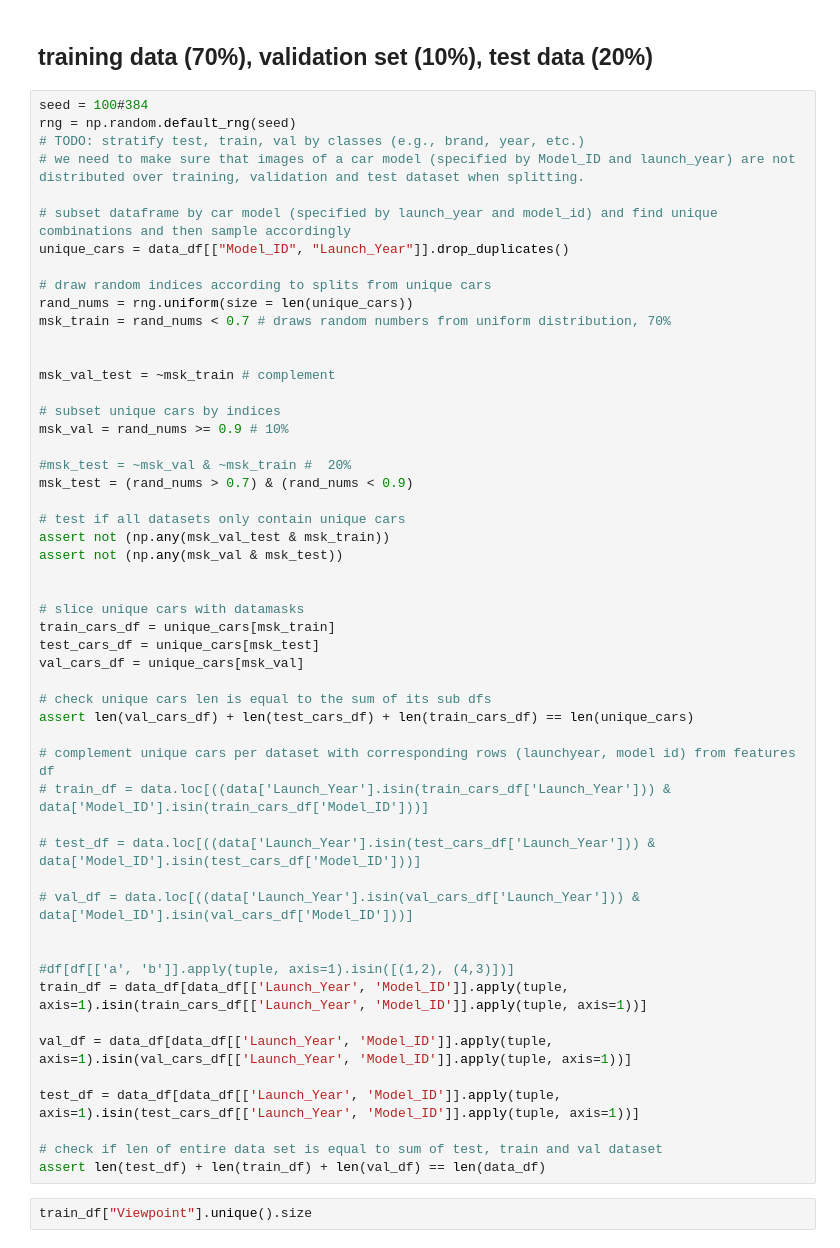
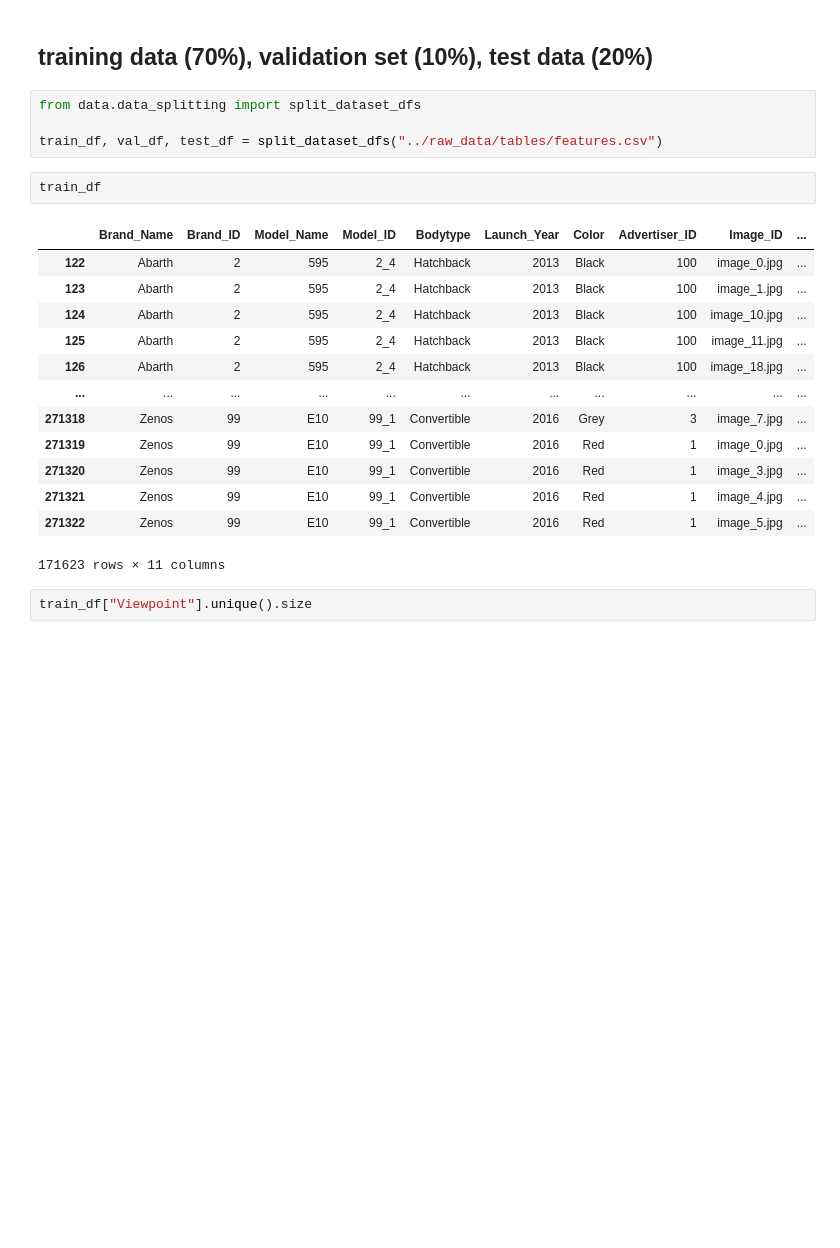
Before and after one commit to hmd101/deepCars, a Jupyter notebook: src/training.ipynb, the cells around one changed output. Drawn from its saved outputs; the diff is of its cells as text; blank space fills up the shorter version.

Commit message:
dataframe splittings refactored

```diff
--- a/src/training.ipynb
+++ b/src/training.ipynb
@@ -59,58 +59,26 @@ data_df
 271323 rows × 11 columns
 # %% [markdown]
 ## training data (70%), validation set (10%), test data (20%)
-# %%
-seed = 100#384
-rng = np.random.default_rng(seed)
-# TODO: stratify test, train, val by classes (e.g., brand, year, etc.)
-# we need to make sure that images of a car model (specified by Model_ID and launch_year) are not distributed over training, validation and test dataset when splitting.
-
-# subset dataframe by car model (specified by launch_year and model_id) and find unique combinations and then sample accordingly
-unique_cars = data_df[["Model_ID", "Launch_Year"]].drop_duplicates()
-
-# draw random indices according to splits from unique cars
-rand_nums = rng.uniform(size = len(unique_cars))
-msk_train = rand_nums < 0.7 # draws random numbers from uniform distribution, 70%
-
-
-msk_val_test = ~msk_train # complement
-
-# subset unique cars by indices
-msk_val = rand_nums >= 0.9 # 10%
-
-#msk_test = ~msk_val & ~msk_train #  20%
-msk_test = (rand_nums > 0.7) & (rand_nums < 0.9)
-
-# test if all datasets only contain unique cars
-assert not (np.any(msk_val_test & msk_train))
-assert not (np.any(msk_val & msk_test))
-
-
-# slice unique cars with datamasks
-train_cars_df = unique_cars[msk_train]
-test_cars_df = unique_cars[msk_test]
-val_cars_df = unique_cars[msk_val]
-
-# check unique cars len is equal to the sum of its sub dfs
-assert len(val_cars_df) + len(test_cars_df) + len(train_cars_df) == len(unique_cars)
-
-# complement unique cars per dataset with corresponding rows (launchyear, model id) from features df
-# train_df = data.loc[((data['Launch_Year'].isin(train_cars_df['Launch_Year'])) & data['Model_ID'].isin(train_cars_df['Model_ID']))]
-
-# test_df = data.loc[((data['Launch_Year'].isin(test_cars_df['Launch_Year'])) & data['Model_ID'].isin(test_cars_df['Model_ID']))]
-
-# val_df = data.loc[((data['Launch_Year'].isin(val_cars_df['Launch_Year'])) & data['Model_ID'].isin(val_cars_df['Model_ID']))]
-
-
-#df[df[['a', 'b']].apply(tuple, axis=1).isin([(1,2), (4,3)])]
-train_df = data_df[data_df[['Launch_Year', 'Model_ID']].apply(tuple, axis=1).isin(train_cars_df[['Launch_Year', 'Model_ID']].apply(tuple, axis=1))]
-
-val_df = data_df[data_df[['Launch_Year', 'Model_ID']].apply(tuple, axis=1).isin(val_cars_df[['Launch_Year', 'Model_ID']].apply(tuple, axis=1))]
-
-test_df = data_df[data_df[['Launch_Year', 'Model_ID']].apply(tuple, axis=1).isin(test_cars_df[['Launch_Year', 'Model_ID']].apply(tuple, axis=1))]
-
-# check if len of entire data set is equal to sum of test, train and val dataset
-assert len(test_df) + len(train_df) + len(val_df) == len(data_df)
+# %%
+from data.data_splitting import split_dataset_dfs
+
+train_df, val_df, test_df = split_dataset_dfs("../raw_data/tables/features.csv")
+# %%
+train_df
+# %% [output]
+|  | Brand_Name | Brand_ID | Model_Name | Model_ID | Bodytype | Launch_Year | Color | Advertiser_ID | Image_ID | ... |
+| 122 | Abarth | 2 | 595 | 2_4 | Hatchback | 2013 | Black | 100 | image_0.jpg | ... |
+| 123 | Abarth | 2 | 595 | 2_4 | Hatchback | 2013 | Black | 100 | image_1.jpg | ... |
+| 124 | Abarth | 2 | 595 | 2_4 | Hatchback | 2013 | Black | 100 | image_10.jpg | ... |
+| 125 | Abarth | 2 | 595 | 2_4 | Hatchback | 2013 | Black | 100 | image_11.jpg | ... |
+| 126 | Abarth | 2 | 595 | 2_4 | Hatchback | 2013 | Black | 100 | image_18.jpg | ... |
+| ... | ... | ... | ... | ... | ... | ... | ... | ... | ... | ... |
+| 271318 | Zenos | 99 | E10 | 99_1 | Convertible | 2016 | Grey | 3 | image_7.jpg | ... |
+| 271319 | Zenos | 99 | E10 | 99_1 | Convertible | 2016 | Red | 1 | image_0.jpg | ... |
+| 271320 | Zenos | 99 | E10 | 99_1 | Convertible | 2016 | Red | 1 | image_3.jpg | ... |
+| 271321 | Zenos | 99 | E10 | 99_1 | Convertible | 2016 | Red | 1 | image_4.jpg | ... |
+| 271322 | Zenos | 99 | E10 | 99_1 | Convertible | 2016 | Red | 1 | image_5.jpg | ... |
+171623 rows × 11 columns
 # %%
 train_df["Viewpoint"].unique().size
 # %% [output]
```
Also changed, not shown: parts of 3 cells of this notebook, 4 other files.
